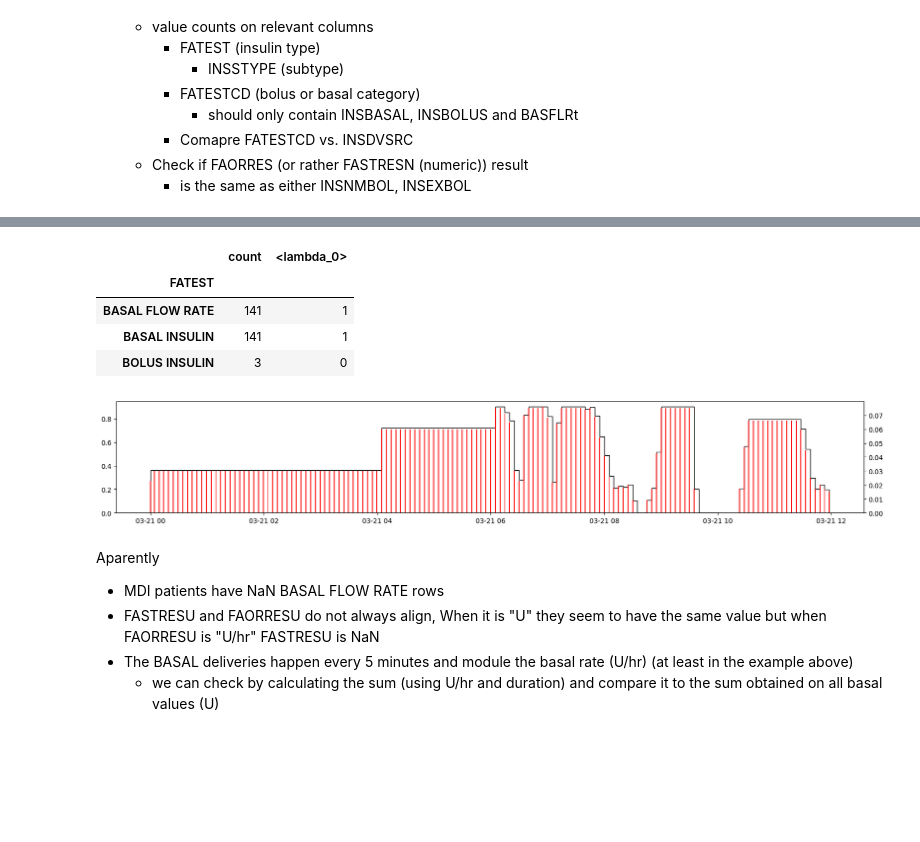
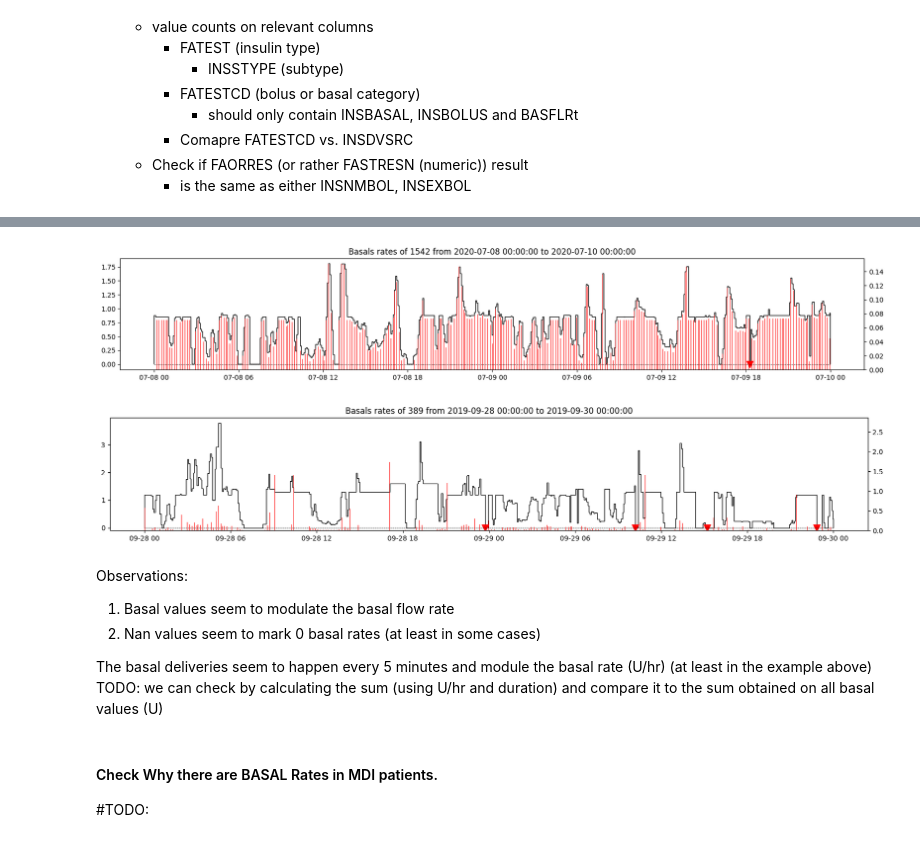
Before and after one commit to nudgebg/egvinsulin, a Jupyter notebook: notebooks/understand-t1dexi-dataset/2025-01-14 - Understand Insulin Data Structures.ipynb, the cells around one changed output, grey strips where cells are left out. Saved outputs shown, nothing was run; the diff lists cells and outputs as text; code cells hidden in the pictures; blank space fills up the shorter version.

```diff
--- a/notebooks/understand-t1dexi-dataset/2025-01-14 - Understand Insulin Data Structures.ipynb
+++ b/notebooks/understand-t1dexi-dataset/2025-01-14 - Understand Insulin Data Structures.ipynb
@@ -144,6 +166,9 @@ CSII    INSULET OMNIPOD DASH                           1
         TANDEM T:SLIM X2 WITH BASAL IQ                23
 MDI     MULTIPLE DAILY INJECTIONS                     88
 Name: count, dtype: int64
+# %%
+## merge with dx
+facm = pd.merge(facm, dx, on='USUBJID',how='left')
 # %% [markdown]
 We can see some inconsistent classificaitons:
  - 770G in the AID section is probably a 770G in Auto MODE
@@ -223,10 +316,9 @@ Name: count, dtype: int64
 # %%
 #what is the difference between basals in units and units/h, is there any diff?
-# numeric value = FASTRESN
-# unit = FAORRESU
-plt.figure();ax=plt.gca()
-cdf.plot_cdf(facm.loc[facm.FAORRESU=='U'].FASTRESN,ax=ax,color='blue',label='U')
-cdf.plot_cdf(facm.loc[facm.FAORRESU=='U/hr'].FASTRESN,ax=ax,color='red',label='U/hr')
-ax.set_xlim(0,10)
-plt.title('FASTRESN based on FAORRESU'); ax.legend()
+plt.figure(figsize=(8,2));ax=plt.gca()
+cdf.plot_cdf(facm.loc[facm.FATEST=='BASAL INSULIN'].FAORRES,ax=ax,color='blue',label='U')
+cdf.plot_cdf(facm.loc[facm.FATEST=='BASAL FLOW RATE'].FAORRES,ax=ax,color='red',label='U/hr')
+ax.set_xlim(-.2,4)
+plt.title('BASAL INSULIN vs. BASAL FLOW RATE'); ax.legend()
+plt.show()
 # %% [output]
@@ -260,23 +327,36 @@ Name: count, dtype: int64
 from src import drawing
 from importlib import reload
 reload(drawing)
+
 #show an example of a flow rate and a basal within the same subject
-sub = facm.loc[(facm.USUBJID=='988')&(facm.FATEST.notna())]
-sub = sub.sort_values('FADTC')
-start = sub.FADTC.min()+timedelta(days=1)
-dur = timedelta(hours=12)
-sub = sub.loc[(sub.FADTC>=start)&(sub.FADTC<=start+dur)]
+#patient_id = np.random.choice(['1542', '1550','1286','389'])
+for patient_id in ['1542', '389']:
+    #patient_id = facm.loc[~facm.DXTRT.isin(['MULTIPLE DAILY INJECTIONS'])].USUBJID.sample(1).values[0]
 
-display(sub.head(15))
-display(sub.groupby('FATEST')['FASTRESN'].agg(['count', lambda x: x.isna().sum()]))
+    sub = facm.loc[(facm.USUBJID==patient_id)&(facm.FATEST.notna())].sort_values('FADTC')
+    start = sub.FADTC.min()+timedelta(days=1)
+    dur = timedelta(hours=48)
+    sub = sub.loc[(sub.FADTC>=start)&(sub.FADTC<=start+dur)]
 
-sub_flow_rates = sub.loc[sub.FATEST=='BASAL FLOW RATE']
-sub_basals = sub.loc[sub.FATEST=='BASAL INSULIN']
+    #display(sub.head(3))
+    #display(sub.groupby('FATEST')['FAORRES'].agg(['count', lambda x: x.isna().sum()]))
 
+    sub_flow_rates = sub.loc[sub.FATEST=='BASAL FLOW RATE']
+    sub_basals = sub.loc[sub.FATEST=='BASAL INSULIN']
+    nan_flow_rates = sub_flow_rates.loc[sub_flow_rates.FAORRES.isna()]
 
-plt.figure(figsize=(20,3)); ax=plt.gca()
-#drawing.drawAbsoluteBasalRates()
-drawing.drawAbsoluteBasalRates(ax,sub_flow_rates.FADTC.values, sub_flow_rates.FASTRESN.values,label='U/hr',hatch=None)
-twinx = ax.twinx()
-drawing.drawBoluses(twinx,sub_basals.FADTC, sub_basals.FASTRESN,label='U',width=timedelta(minutes=1))
+    plt.figure(figsize=(20,3)); ax=plt.gca()
+    #drawing.drawAbsoluteBasalRates()
+    drawing.drawAbsoluteBasalRates(ax,sub_flow_rates.FADTC.values, sub_flow_rates.FAORRES.values,label='U/hr',hatch=None)
+    #draw Nan Values as red xs at zero
+    plt.scatter(nan_flow_rates.FADTC, [0]*len(nan_flow_rates), color='red', marker='v', s=100)
+    twinx = ax.twinx()
+    drawing.drawBoluses(twinx,sub_basals.FADTC, sub_basals.FAORRES,label='U',width=timedelta(minutes=1))
+    plt.title(f'Basals rates of {patient_id} from {start} to {start+dur}');
+    # Set ylim to current limits but reduce minimum by 0.1
+    ylim = ax.get_ylim()
+    ax.set_ylim(ylim[0] - 0.1, ylim[1])
+    ax.hlines(0,start,start+dur,linestyles='dashed',colors='black',linewidth=0.5)
+    #plt.show()
+    #twinx.set_ylim(0,1)
 # %% [output]
@@ -299,12 +363,12 @@ drawing.drawBoluses(twinx,sub_basals.FADTC, sub_basals.FASTRESN,label='U',width=
-|  | count | <lambda_0> |
-| FATEST |  |  |
-| BASAL FLOW RATE | 141 | 1 |
-| BASAL INSULIN | 141 | 1 |
-| BOLUS INSULIN | 3 | 0 |
-[figure, old version]
+[figure, new version]
+[figure, added]
 # %% [markdown]
-Aparently
-- MDI patients have NaN BASAL FLOW RATE rows
-- FASTRESU and FAORRESU do not always align, When it is "U" they seem to have the same value but when FAORRESU is "U/hr" FASTRESU is NaN
-- The BASAL deliveries happen every 5 minutes and module the basal rate (U/hr) (at least in the example above)
-    - we can check by calculating the sum (using U/hr and duration) and compare it to the sum obtained on all basal values (U)
+Observations:
+ 1. Basal values seem to modulate the basal flow rate
+ 2. Nan values seem to mark 0 basal rates (at least in some cases)
+
+ The basal deliveries seem to happen every 5 minutes and module the basal rate (U/hr) (at least in the example above)
+TODO: we can check by calculating the sum (using U/hr and duration) and compare it to the sum obtained on all basal values (U)
+# %% [markdown]
+#### Check Why there are BASAL Rates in MDI patients.
+#TODO:
```
Also changed, not shown: parts of 31 cells of this notebook, 2 other files.
